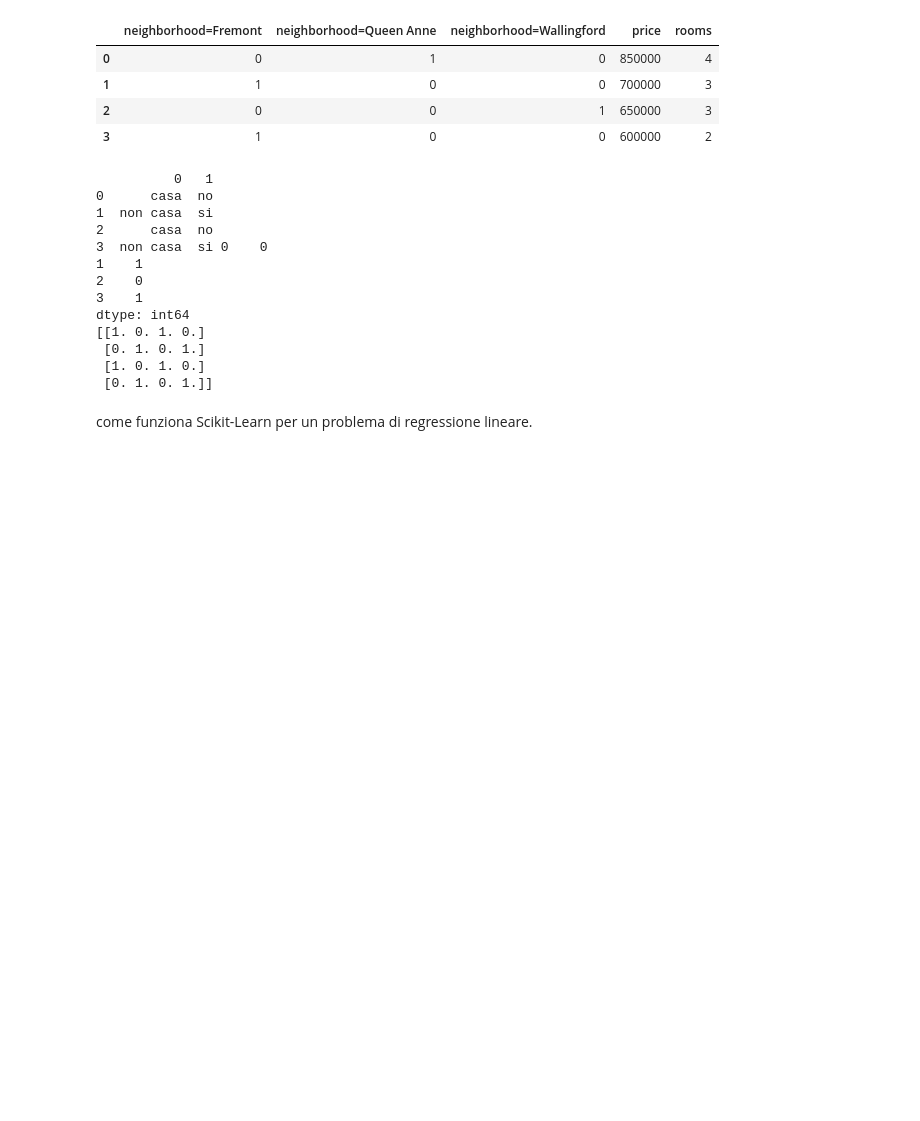
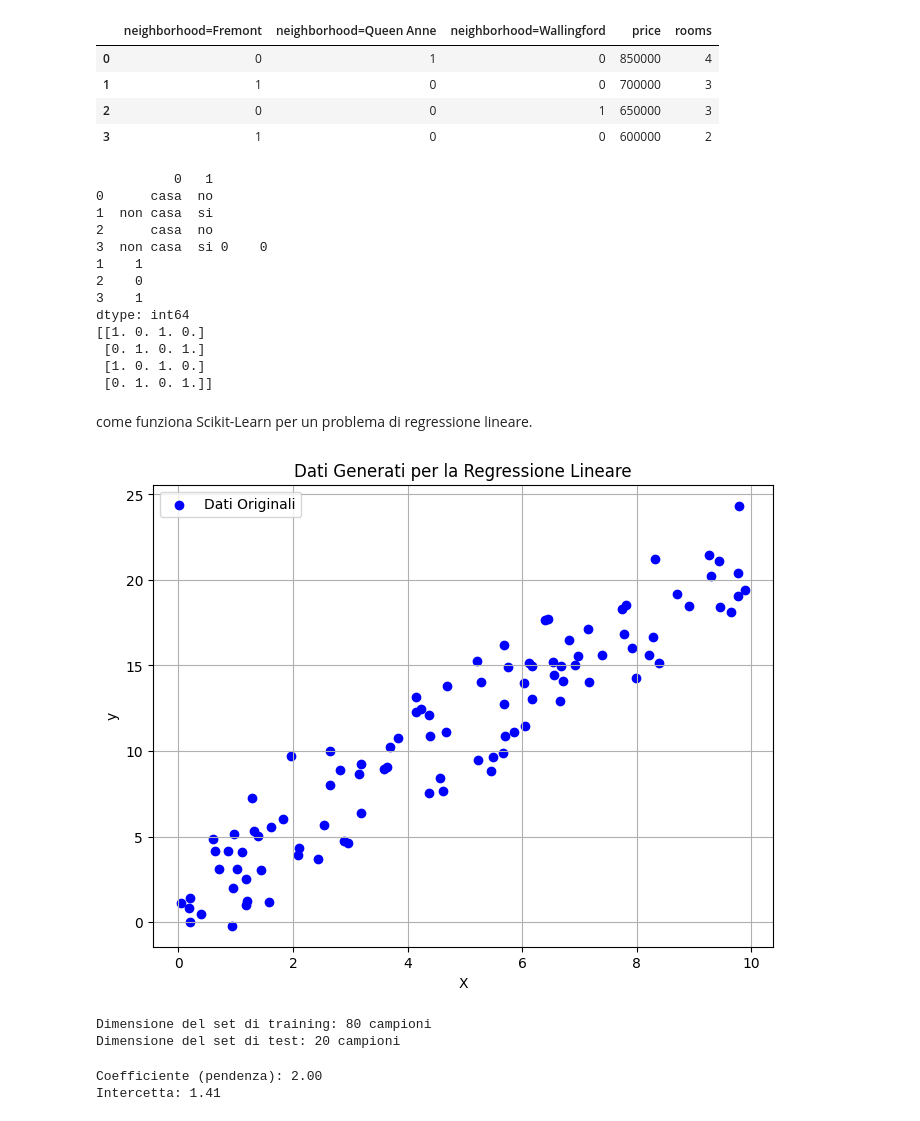
Before and after one commit to francescobifulco/python_corso, a Jupyter notebook: tutorial su machine leaning/main.ipynb, the cells around one changed output. Cells and saved outputs as stored; diff of their text form; code cells hidden in the pictures; blank space fills up the shorter version.

```diff
--- a/tutorial su machine leaning/main.ipynb
+++ b/tutorial su machine leaning/main.ipynb
@@ -817,0 +380,42 @@ come funziona Scikit-Learn per un problema di regressione lineare.
+# %%
+# 1. Caricare i dati (o generarli per questo esempio)
+# Generiamo un dataset sintetico per la regressione lineare
+np.random.seed(0) # Per riproducibilità
+X = np.random.rand(100, 1) * 10 # 100 punti tra 0 e 10
+y = 2 * X + 1 + np.random.randn(100, 1) * 2 # y = 2x + 1 + rumore
+# %%
+# 2. Ispezionare i dati
+plt.figure(figsize=(8, 6))
+plt.scatter(X, y, color='blue', label='Dati Originali')
+plt.title('Dati Generati per la Regressione Lineare')
+plt.xlabel('X')
+plt.ylabel('y')
+plt.grid(True)
+plt.legend()
+plt.show()
+# %% [output]
+[figure, added]
+# %%
+# 3. Pre-elaborare i dati (se necessario, in questo caso
+# solo la divisione)
+# Dividere i dati in set di training e test
+X_train, X_test, y_train, y_test = train_test_split(X, y, test_size=0.2, random_state=42)
+
+print(f"Dimensione del set di training: {X_train.shape[0]} campioni")
+print(f"Dimensione del set di test: {X_test.shape[0]} campioni")
+# %% [output]
+Dimensione del set di training: 80 campioni
+Dimensione del set di test: 20 campioni
+# %%
+# 4. Scegliere e addestrare il modello
+# Creare un'istanza del modello di regressione lineare
+model = LinearRegression()
+
+# Addestrare il modello utilizzando i dati di training
+model.fit(X_train, y_train)
+
+print(f"\nCoefficiente (pendenza): {model.coef_[0][0]:.2f}")
+print(f"Intercetta: {model.intercept_[0]:.2f}")
+# %% [output]
+Coefficiente (pendenza): 2.00
+Intercetta: 1.41
```
Also changed, not shown: parts of 40 cells of this notebook, 6 other files.
